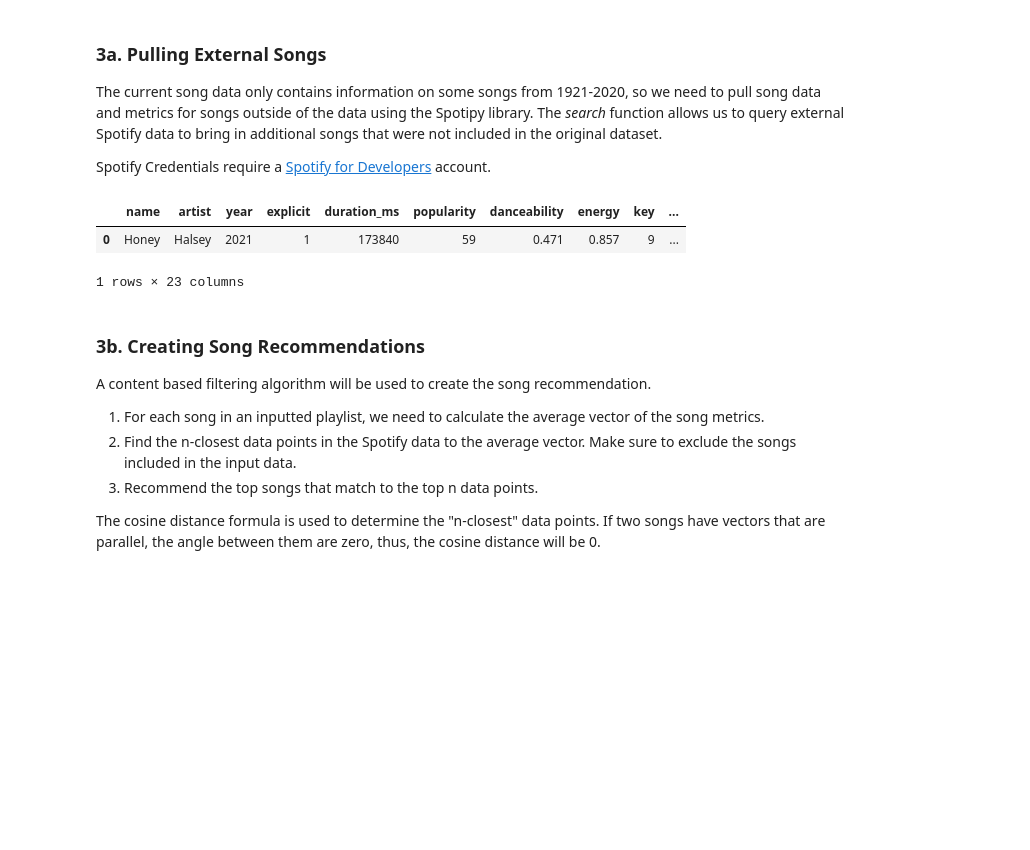
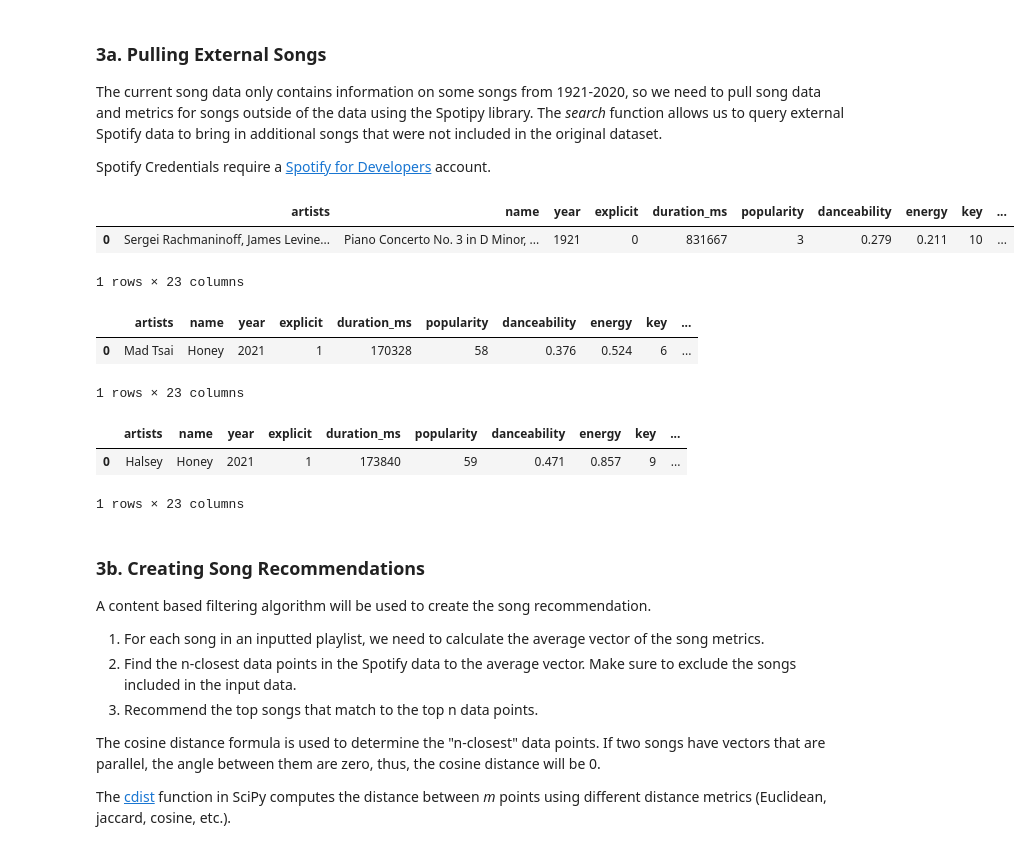
Before and after one commit to taylormanivanh/projects, a Jupyter notebook: Music_Recommender/Music_Recommender.ipynb, the cells around one changed output. Saved outputs shown, nothing was run; the diff lists cells and outputs as text; code cells hidden in the pictures; blank space fills up the shorter version.

```diff
--- a/Music_Recommender/Music_Recommender.ipynb
+++ b/Music_Recommender/Music_Recommender.ipynb
@@ -111,0 +115,4 @@ data_w_genres.head()
+# %%
+# Remove the '[]' and quotations from the artists column
+data['artists'] = data['artists'].map(lambda x: x.lstrip("['").rstrip("']")).map(lambda x: x.replace("'",""))
+data.head()
@@ -167,8 +181,6 @@ Std. Dev tempo:  30.71
 # %%
 # Select song titles information
 songs = data[['id','artists', 'name', 'popularity']].copy()
-# Clean artists name column
-songs['artists'] = songs['artists'].map(lambda x: x.lstrip("['").rstrip("']")).map(lambda x: x.replace("'",""))
 songs['song'] = songs['name'] + ' - ' + songs['artists']
 # Sort songs by highest popularity
 songs = songs.sort_values(by=['popularity'], ascending=False).head(5)
@@ -447,13 +461,14 @@ The current song data only contains information on some songs from 1921-2020, so
 
 Spotify Credentials require a [Spotify for Developers](https://developer.spotify.com/documentation/general/guides/authorization/app-settings/) account.
 # %%
-def search_song(name, artist, year):
+def search_song(name, year, artist=False):
     """
-    Searches a song in Spotify's catalogue by input name and year
+    Searches a song in Spotify's catalogue by input name and year by default. If the artist name is known and is a single artist,
+    then it can be specified for a specific song. (For cases when the multiple songs have the same name in the same year)
     Parameters:
         name (str): String of song name
-        artist (str): String of artist name
         year (str): String of song year
+        artist (str): Optional argument is single artist name is known
     Returns:
         song_info (df): DataFrame of song and song metrics
     """
@@ -462,35 +477,62 @@ def search_song(name, artist, year):
                                                            client_secret=os.environ.get("SPOTIPY_CLIENT_SECRET")))
     song_info = defaultdict()
     # Query the Spotify catalogue with the song name and year. Select the first match
-    results = sp.search(q=f'track: {name}, artist: {artist}, year: {year}', limit=1)
+    if artist:
+        results = sp.search(q=f'track: {name}, artist: {artist}, year: {year}', limit=1)
+    else:
+        results = sp.search(q=f'track: {name}, year: {year}', limit=1)
 
     # If no results, the data is not in the Spotify catalogue
     if results['tracks']['items'] == []:
         return None
 
+    # Get the id of the first match and select the corresponing song metrics
     results = results['tracks']['items'][0]
 
     song_id = results['id']
     metrics = sp.audio_features(song_id)[0]
 
+    # Save song details
+    artists = ''
+    for i in results['artists']:
+        if artists == '':
+            artists = i['name']
+        else:
+            artists = artists + ', ' + i['name']
+    song_info['artists'] = [artists]
     song_info['name'] = [name]
-    song_info['artist'] = [artist]
+    #song_info['artists'] = [artist]
     song_info['year'] = [year]
     song_info['explicit'] = [int(results['explicit'])]
     song_info['duration_ms'] = [results['duration_ms']]
     song_info['popularity'] = [results['popularity']]
 
+    # Save numeric song metrics
     for k, v in metrics.items():
         song_info[k] = v
 
     return pd.DataFrame(song_info)
 # %%
-x = search_song('Honey', 'Halsey','2021')
+x = search_song('Piano Concerto No. 3 in D Minor, Op. 30: III. Finale. Alla breve','1921')
 x
 # %% [output]
-|  | name | artist | year | explicit | duration_ms | popularity | danceability | energy | key | ... |
-| 0 | Honey | Halsey | 2021 | 1 | 173840 | 59 | 0.471 | 0.857 | 9 | ... |
+|  | artists | name | year | explicit | duration_ms | popularity | danceability | energy | key | ... |
+| 0 | Sergei Rachmaninoff, James Levine... | Piano Concerto No. 3 in D Minor, ... | 1921 | 0 | 831667 | 3 | 0.279 | 0.211 | 10 | ... |
 1 rows × 23 columns
+# %%
+x = search_song('Honey','2021')
+x
+# %% [output]
+|  | artists | name | year | explicit | duration_ms | popularity | danceability | energy | key | ... |
+| 0 | Mad Tsai | Honey | 2021 | 1 | 170328 | 58 | 0.376 | 0.524 | 6 | ... |
+1 rows × 23 columns
+# %%
+x = search_song('Honey','2021','Halsey')
+x
+# %% [output]
+|  | artists | name | year | explicit | duration_ms | popularity | danceability | energy | key | ... |
+| 0 | Halsey | Honey | 2021 | 1 | 173840 | 59 | 0.471 | 0.857 | 9 | ... |
+1 rows × 23 columns
 # %% [markdown]
 <a id='3b'></a>
 ### 3b. Creating Song Recommendations
@@ -502,3 +544,5 @@ A content based filtering algorithm will be used to create the song recommendati
 3. Recommend the top songs that match to the top n data points.
 
 The cosine distance formula is used to determine the "n-closest" data points. If two songs have vectors that are parallel, the angle between them are zero, thus, the cosine distance will be 0.
+
+The [cdist](https://docs.scipy.org/doc/scipy/reference/generated/scipy.spatial.distance.cdist.html) function in SciPy computes the distance between *m* points using different distance metrics (Euclidean, jaccard, cosine, etc.).
```
Also changed, not shown: parts of 10 cells of this notebook, 2 other files.
